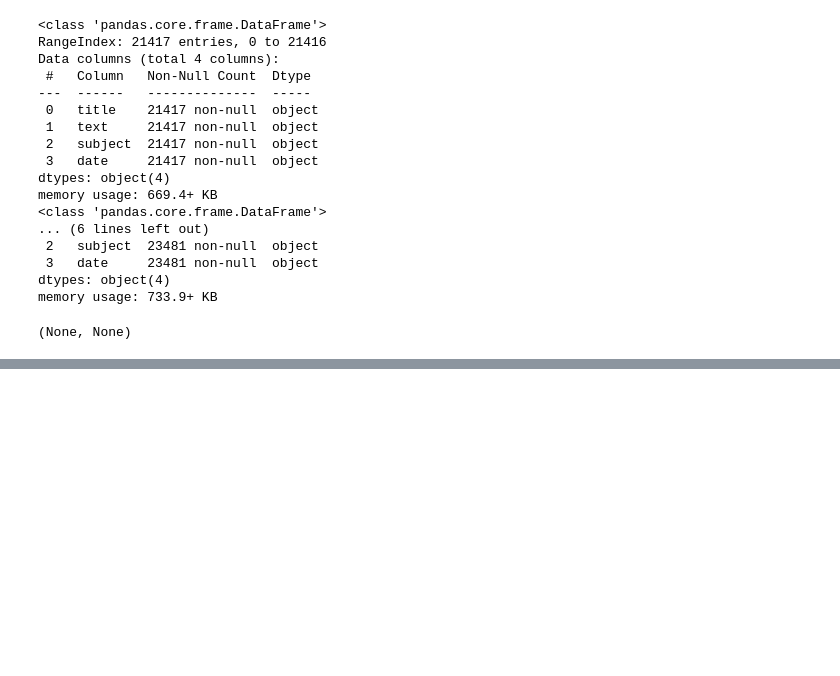
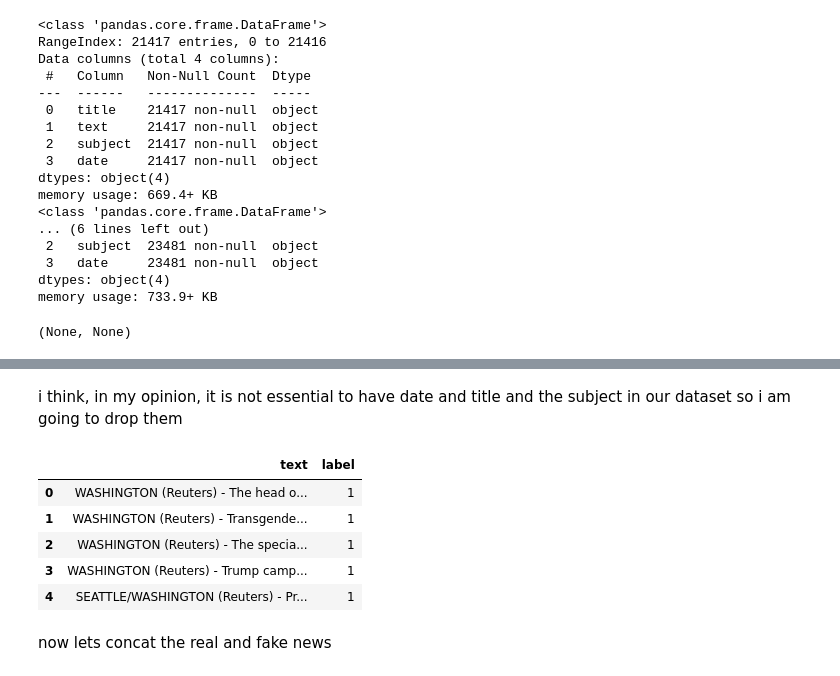
Before and after one commit to Alirs2002/fake_and_real_news, a Jupyter notebook: fake_news.ipynb, the cells around one changed output, grey strips where cells are left out. Cells and saved outputs as stored; diff of their text form; code cells hidden in the pictures; blank space fills up the shorter version.

```diff
--- a/fake_news.ipynb
+++ b/fake_news.ipynb
@@ -40,0 +103,5 @@ memory usage: 733.9+ KB
+# %% [markdown]
+i think, in my opinion, it is not essential to have date and title and the subject in our dataset
+so i am going to drop them
+# %%
+real_news.drop(columns=["date","title","subject"],axis = 1,inplace=True)
@@ -40,0 +110,11 @@ memory usage: 733.9+ KB
+# %%
+real_news.head()
+# %% [output]
+|  | text | label |
+| 0 | WASHINGTON (Reuters) - The head o... | 1 |
+| 1 | WASHINGTON (Reuters) - Transgende... | 1 |
+| 2 | WASHINGTON (Reuters) - The specia... | 1 |
+| 3 | WASHINGTON (Reuters) - Trump camp... | 1 |
+| 4 | SEATTLE/WASHINGTON (Reuters) - Pr... | 1 |
+# %% [markdown]
+now lets concat the real and fake news
```
Also changed, not shown: parts of 24 cells of this notebook.
